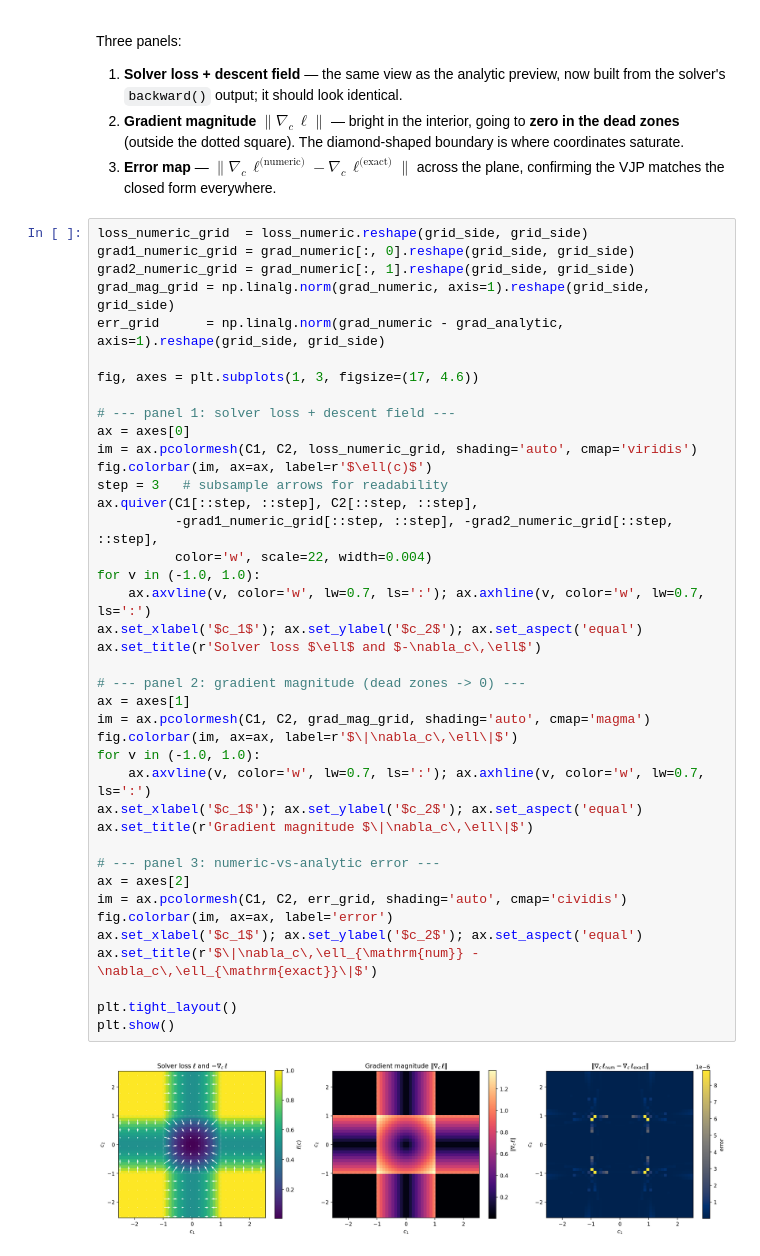
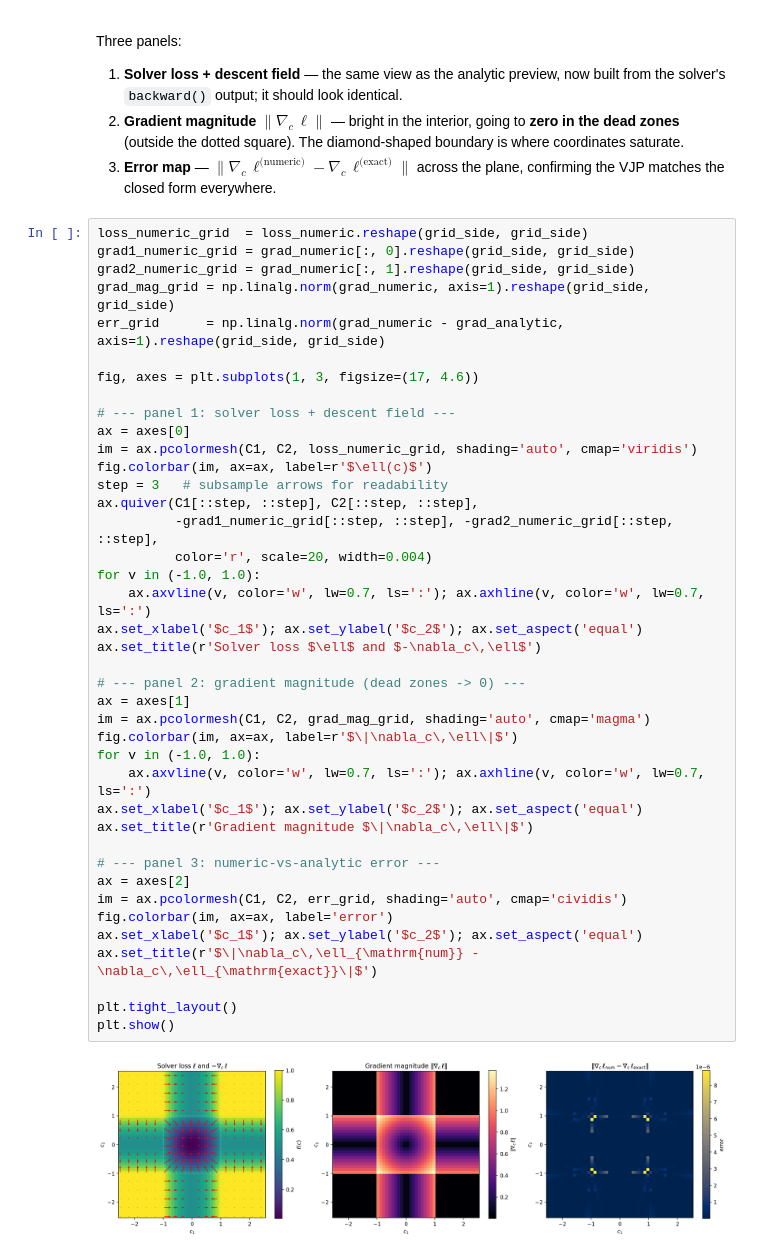
Before and after one commit to PREDICT-EPFL/cupiqp, a Jupyter notebook: examples/differentiable_qp_2d.ipynb, the cells around one changed output. Drawn from its saved outputs; the diff is of its cells as text.

```diff
--- a/examples/differentiable_qp_2d.ipynb
+++ b/examples/differentiable_qp_2d.ipynb
@@ -195,32 +195,32 @@ fig, axes = plt.subplots(1, 3, figsize=(17, 4.6))
 ax = axes[0]
 im = ax.pcolormesh(C1, C2, loss_numeric_grid, shading='auto', cmap='viridis')
 fig.colorbar(im, ax=ax, label=r'$\ell(c)$')
 step = 3   # subsample arrows for readability
 ax.quiver(C1[::step, ::step], C2[::step, ::step],
           -grad1_numeric_grid[::step, ::step], -grad2_numeric_grid[::step, ::step],
-          color='w', scale=22, width=0.004)
+          color='r', scale=20, width=0.004)
 for v in (-1.0, 1.0):
     ax.axvline(v, color='w', lw=0.7, ls=':'); ax.axhline(v, color='w', lw=0.7, ls=':')
 ax.set_xlabel('$c_1$'); ax.set_ylabel('$c_2$'); ax.set_aspect('equal')
 ax.set_title(r'Solver loss $\ell$ and $-\nabla_c\,\ell$')
 
 # --- panel 2: gradient magnitude (dead zones -> 0) ---
 ax = axes[1]
 im = ax.pcolormesh(C1, C2, grad_mag_grid, shading='auto', cmap='magma')
 fig.colorbar(im, ax=ax, label=r'$\|\nabla_c\,\ell\|$')
 for v in (-1.0, 1.0):
     ax.axvline(v, color='w', lw=0.7, ls=':'); ax.axhline(v, color='w', lw=0.7, ls=':')
 ax.set_xlabel('$c_1$'); ax.set_ylabel('$c_2$'); ax.set_aspect('equal')
 ax.set_title(r'Gradient magnitude $\|\nabla_c\,\ell\|$')
 
 # --- panel 3: numeric-vs-analytic error ---
 ax = axes[2]
 im = ax.pcolormesh(C1, C2, err_grid, shading='auto', cmap='cividis')
 fig.colorbar(im, ax=ax, label='error')
 ax.set_xlabel('$c_1$'); ax.set_ylabel('$c_2$'); ax.set_aspect('equal')
 ax.set_title(r'$\|\nabla_c\,\ell_{\mathrm{num}} - \nabla_c\,\ell_{\mathrm{exact}}\|$')
 
 plt.tight_layout()
 plt.show()
 # %% [output]
-[figure, old version]
+[figure, new version]
```
Also changed, not shown: parts of 6 cells of this notebook, 3 other files.
